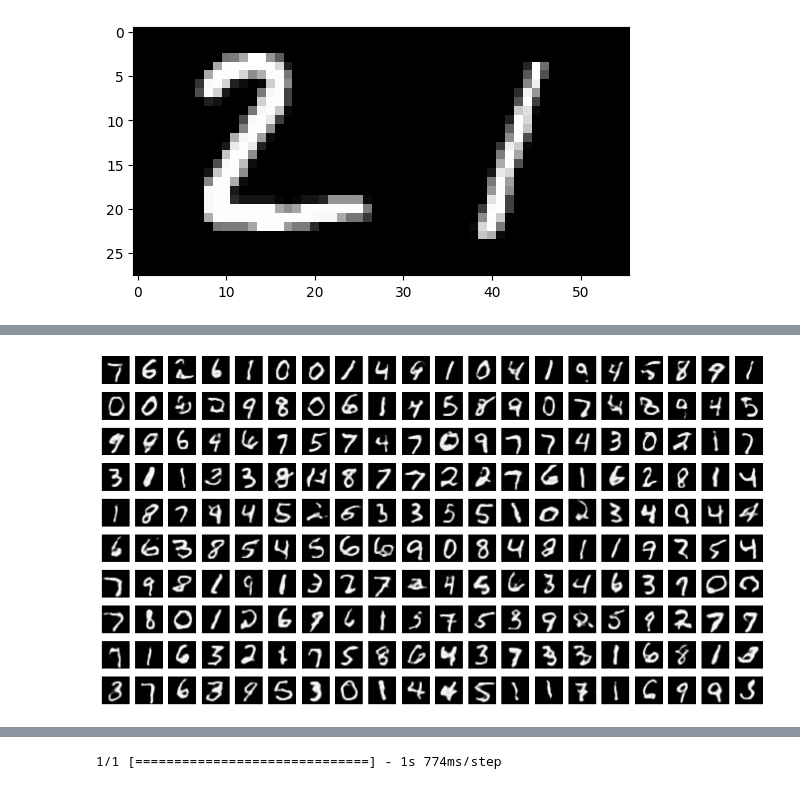
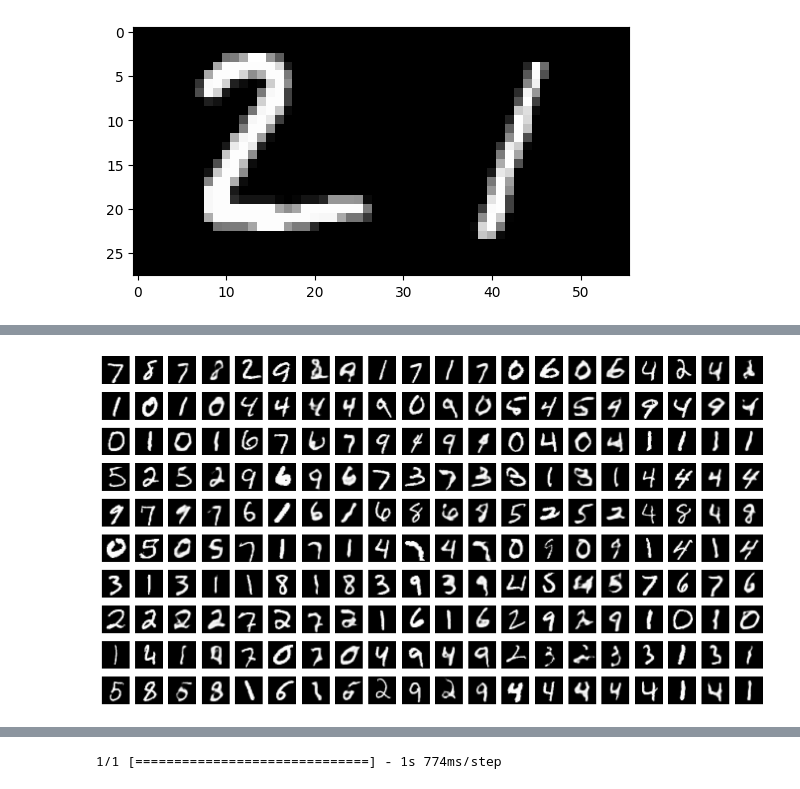
Before and after one commit to ZahraFayyaz/2021-bordeaux-ODD, a Jupyter notebook: Markus.ipynb, the cells around one changed output, grey strips where cells are left out. Cells and saved outputs as stored; diff of their text form; code cells hidden in the pictures.

```diff
--- a/Markus.ipynb
+++ b/Markus.ipynb
@@ -183,7 +183,7 @@ Test data shape: (20000, 7, 14, 64)
 # %% [markdown]
 # Mask training data
 # %%
-mask_perc = 0.3
+mask_perc = 0.4
 mask_token = 0  # does 0 make sense?
 
 mask_train = np.random.default_rng().choice([True, False], size=(n_train_samples, n_tokens), p=[mask_perc, 1 - mask_perc])
@@ -236,7 +236,7 @@ Your runtime has 54.8 gigabytes of available RAM
 You are using a high-RAM runtime!
 # %%
 d_batch = 256
-n_epochs = 100
+n_epochs = 5
 n_warmup_epochs = 10
 lr = 0.001
 
@@ -287,5 +308,7 @@ model.summary()
 # %% [markdown]
 # Train
+# %%
+model.load_weights('/content/drive/MyDrive/markus2')
 # %%
 weights_file_name = 'distilBERT_weights_conditional'
 checkpoint_dir_name = 'mdl_checkpoints'
@@ -627,11 +577,13 @@ plt.imshow(all_x_test[i,:,:,0])
 # %%
 i=5
 codes=all_test_y
-codes1=codes[:,:,:7]
-codes2=codes[:,:,7:]
+codes1=np.zeros((10,7,7))
+codes2=-np.ones((10,7,7))
 zq1 = codes_sampler(codes1)
 zq2 = codes_sampler(codes2)
 decoded1 = decoder.predict(zq1, steps=1)
 decoded2 = decoder.predict(zq2, steps=1)
-plt.imshow(np.concatenate((decoded1[i,:,:,0],decoded2[i,:,:,0]),axis=1))
+plt.imshow(np.concatenate((decoded1[i,:,:,0],decoded2[i,:,:,0]),axis=1),cmap='gray')
+plt.colorbar()
+print(np.average(decoded1),np.average(decoded2))
 # %% [output]
@@ -668,7 +620,7 @@ plt.imshow(np.concatenate((x_test[1],x_test[2]),axis=1),cmap='gray')
 <matplotlib.image.AxesImage at 0x...>
 [figure]
 # %%
-def decode(codes, codes_sampler,x_test, size, n_row, n_col):
+def decode(codes, codes_sampler,all_x_test, size, n_row, n_col):
     """plot decoded codes"""
     n = n_col * n_row
     codes1=codes[:,:,:7]
@@ -679,10 +631,16 @@ def decode(codes, codes_sampler,x_test, size, n_row, n_col):
     decoded2 = decoder.predict(zq2, steps=1)
     plt.figure(figsize=(15, 8))
     for i in range(n):
-        plt.subplot(n_row, 2 * n_col, 2 * i + 1)
+        plt.subplot(n_row, 4 * n_col, 4 * i + 1)
+        plt.imshow(all_x_test[i,:,:28,0], cmap='gray')
+        plt.axis('off')
+        plt.subplot(n_row, 4 * n_col, 4 * i + 2)
+        plt.imshow(all_x_test[i,:,28:,0], cmap='gray')
+        plt.axis('off')
+        plt.subplot(n_row, 4 * n_col, 4 * i + 3)
         plt.imshow(decoded1[i,:,:,0], cmap='gray')
         plt.axis('off')
-        plt.subplot(n_row, 2 * n_col, 2 * i + 2)
+        plt.subplot(n_row, 4 * n_col, 4 * i + 4)
         plt.imshow(decoded2[i,:,:,0], cmap='gray')
         plt.axis('off')
     plt.show()
@@ -691,5 +649,5 @@ def decode(codes, codes_sampler,x_test, size, n_row, n_col):
 tzq= most_probable
 tzq= tzq[:,:98].reshape([n_rec,7,14])
 
-decode(tzq,codes_sampler,x_train[:100,:,:,0], 100,10,10)
+decode(tzq,codes_sampler,all_x_test[:100,:,:,:], 100,10,5)
 # %% [output]
@@ -697,2 +655,2 @@ decode(tzq,codes_sampler,x_train[:100,:,:,0], 100,10,10)
 1/1 [==============================] - 0s 36ms/step
-[figure, old version]
+[figure, new version]
```
Also changed, not shown: parts of 13 cells of this notebook.
